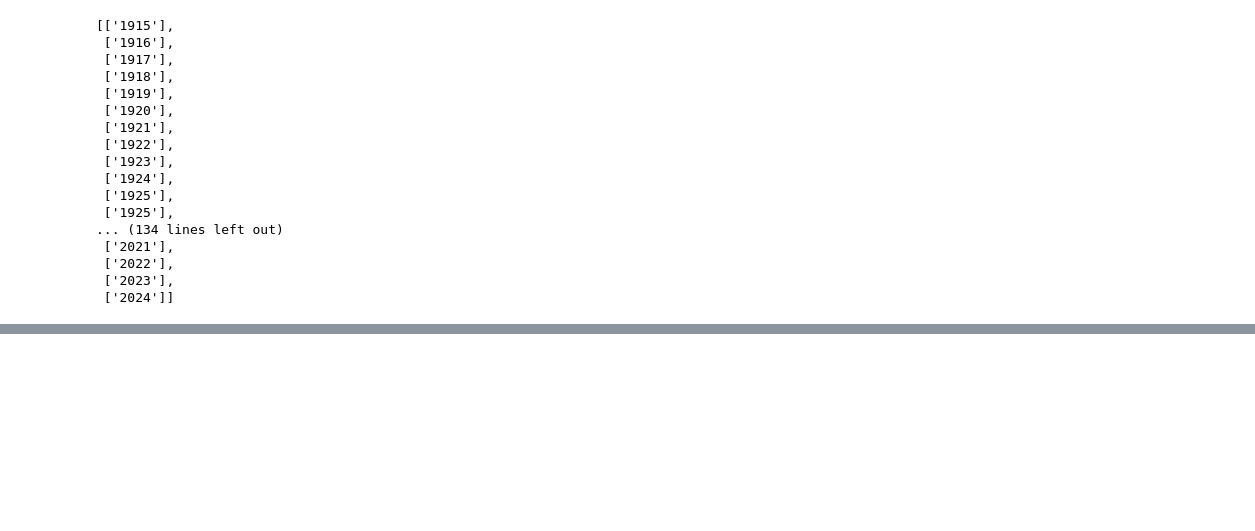
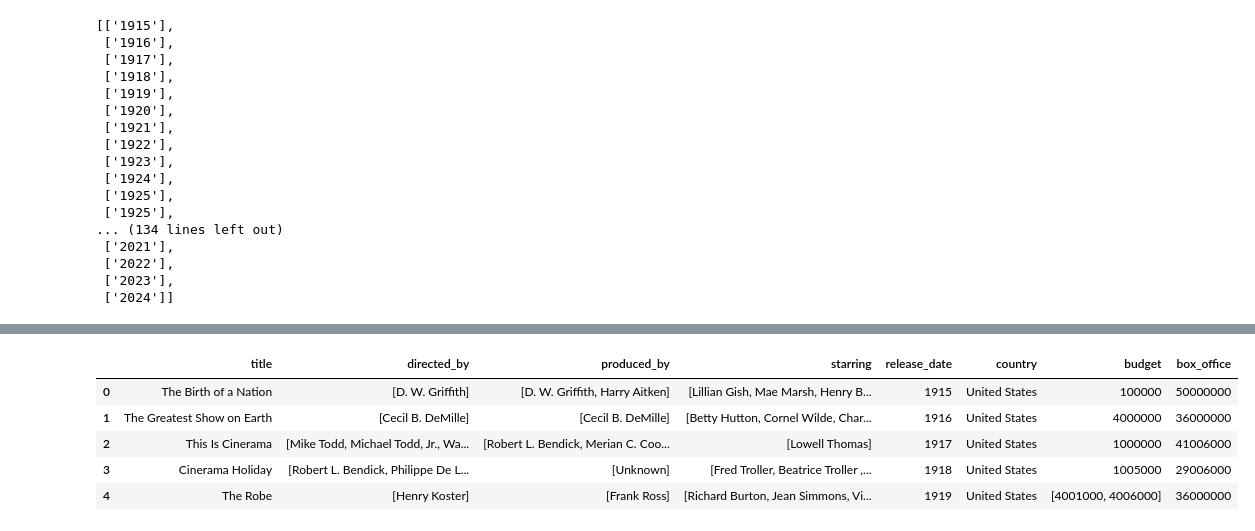
Before and after one commit to RelentlessViper/wikipedia_film_stats_parser, a Jupyter notebook: dwv_as1.ipynb, the cells around one changed output, grey strips where cells are left out. Saved outputs shown, nothing was run; the diff lists cells and outputs as text; code cells hidden in the pictures; blank space fills up the shorter version.

```diff
--- a/dwv_as1.ipynb
+++ b/dwv_as1.ipynb
@@ -242,0 +581,9 @@ df.head()
+# %%
+# Process box_office column in the same way
+df['box_office'] = df.loc[:, 'box_office'].apply(lambda x: remove_stop_words(x, stop_words)).tolist()
+df['box_office'] = df.loc[:, 'box_office'].apply(lambda x: ['$0.0'] if len(x) == 0 else x)
+df['box_office'] = df.loc[:, 'box_office'].apply(delete_wrong_symbol)
+
+pattern = re.compile(r'\d+(?:[.,])*\d*(?:[.,]*)\d*')
+#df.loc[:, 'box_office'].apply(lambda x: parse_numbers(x, pattern)).tolist()
+df.loc[:, 'box_office'].tolist()
@@ -242,0 +663,11 @@ df.head()
+# %%
+df['box_office'] = df.loc[:, 'box_office'].apply(lambda x: x if len(str(x)) >= 4 else x * 1_000_000)
+# %%
+df.head()
+# %% [output]
+|  | title | directed_by | produced_by | starring | release_date | country | budget | box_office |
+| 0 | The Birth of a Nation | [D. W. Griffith] | [D. W. Griffith, Harry Aitken] | [Lillian Gish, Mae Marsh, Henry B... | 1915 | United States | 100000 | 50000000 |
+| 1 | The Greatest Show on Earth | [Cecil B. DeMille] | [Cecil B. DeMille] | [Betty Hutton, Cornel Wilde, Char... | 1916 | United States | 4000000 | 36000000 |
+| 2 | This Is Cinerama | [Mike Todd, Michael Todd, Jr., Wa... | [Robert L. Bendick, Merian C. Coo... | [Lowell Thomas] | 1917 | United States | 1000000 | 41006000 |
+| 3 | Cinerama Holiday | [Robert L. Bendick, Philippe De L... | [Unknown] | [Fred Troller, Beatrice Troller ,... | 1918 | United States | 1005000 | 29006000 |
+| 4 | The Robe | [Henry Koster] | [Frank Ross] | [Richard Burton, Jean Simmons, Vi... | 1919 | United States | [4001000, 4006000] | 36000000 |
```
Also changed, not shown: parts of 38 cells of this notebook, 1 other file.
